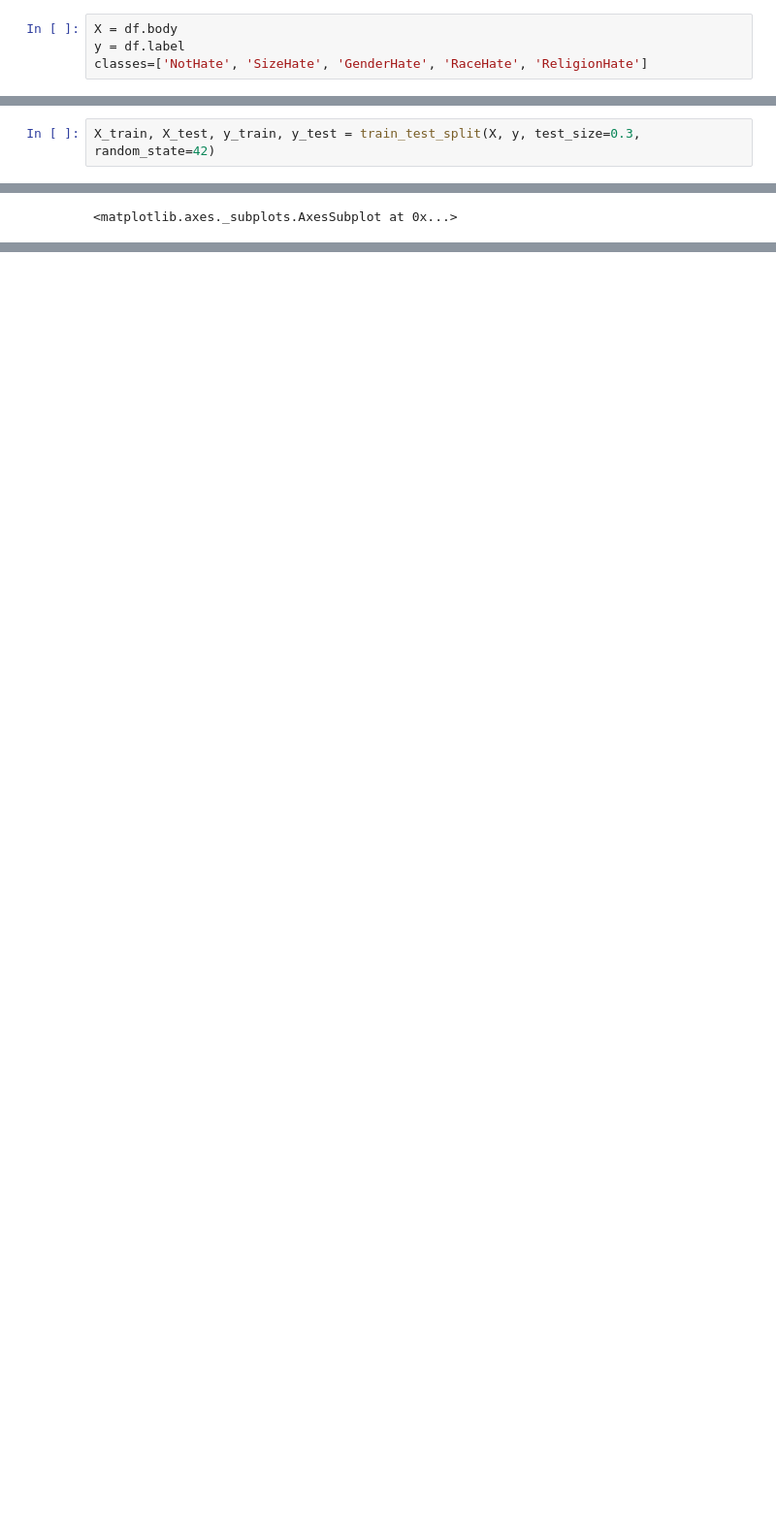
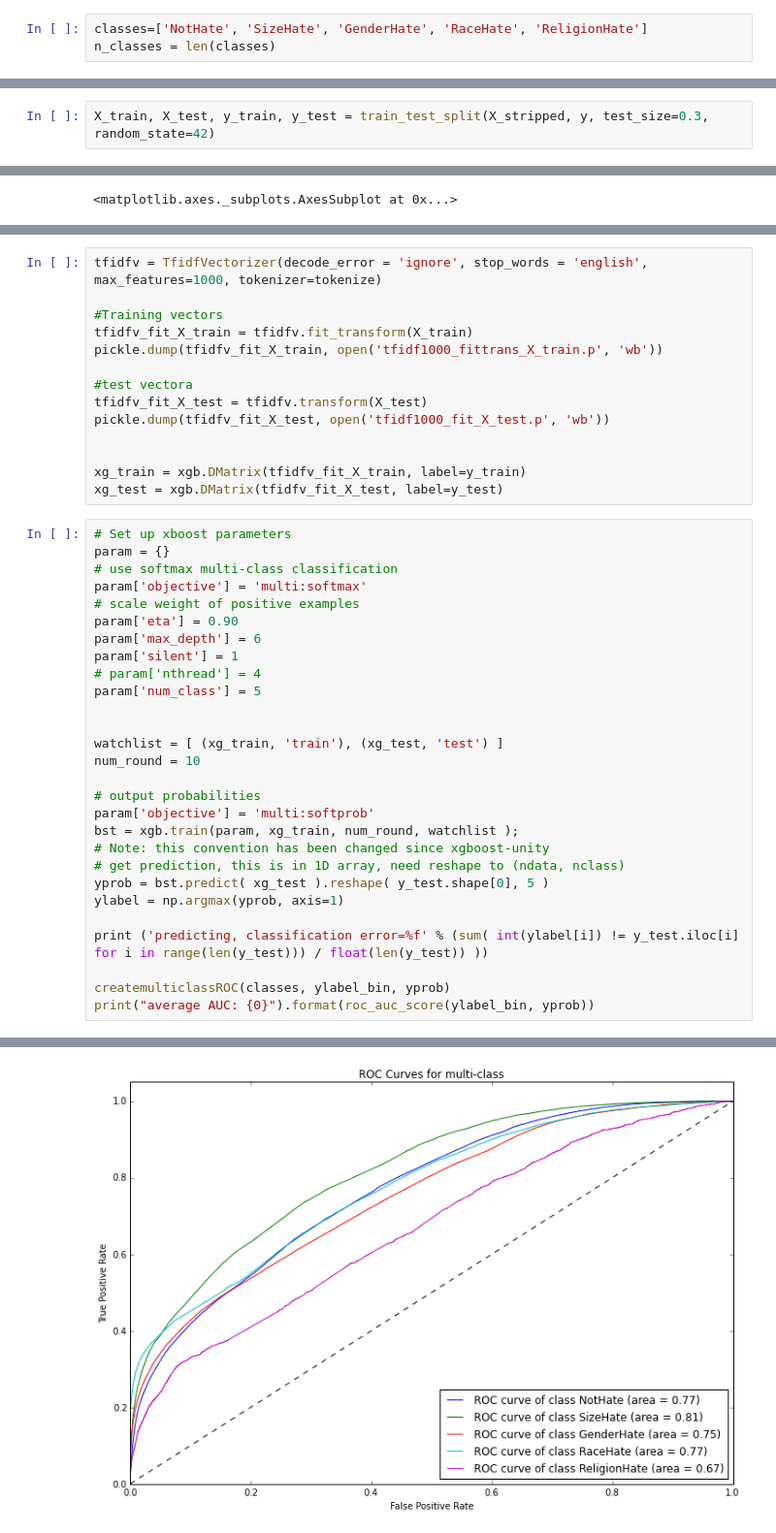
Before and after one commit to eyspahn/OnlineHateSpeech, a Jupyter notebook: Scripts/RunXGBoostNLP.ipynb, the cells around one changed output, grey strips where cells are left out. Shown at 97% size. Saved outputs shown, nothing was run; the diff lists cells and outputs as text; blank space fills up the shorter version.

Commit message:
After improving XGBoost significantly

```diff
--- a/Scripts/RunXGBoostNLP.ipynb
+++ b/Scripts/RunXGBoostNLP.ipynb
@@ -45,6 +147,5 @@ df = pickle.load(open('../Data/labeledhate_5cats.p', 'rb'))
 # %%
-X = df.body
-y = df.label
 classes=['NotHate', 'SizeHate', 'GenderHate', 'RaceHate', 'ReligionHate']
+n_classes = len(classes)
 # %%
 # Relabel the output, integers [0-4], for xgboost
@@ -57,2 +156,2 @@ n_classes = len(classes)
 # %%
-X_train, X_test, y_train, y_test = train_test_split(X, y, test_size=0.3, random_state=42)
+X_train, X_test, y_train, y_test = train_test_split(X_stripped, y, test_size=0.3, random_state=42)
@@ -352,0 +399,43 @@ def createmulticlassROC(classes, y_test, y_score):
+# %%
+tfidfv = TfidfVectorizer(decode_error = 'ignore', stop_words = 'english', max_features=1000, tokenizer=tokenize)
+
+#Training vectors
+tfidfv_fit_X_train = tfidfv.fit_transform(X_train)
+pickle.dump(tfidfv_fit_X_train, open('tfidf1000_fittrans_X_train.p', 'wb'))
+
+#test vectora
+tfidfv_fit_X_test = tfidfv.transform(X_test)
+pickle.dump(tfidfv_fit_X_test, open('tfidf1000_fit_X_test.p', 'wb'))
+
+
+xg_train = xgb.DMatrix(tfidfv_fit_X_train, label=y_train)
+xg_test = xgb.DMatrix(tfidfv_fit_X_test, label=y_test)
+# %%
+# Set up xboost parameters
+param = {}
+# use softmax multi-class classification
+param['objective'] = 'multi:softmax'
+# scale weight of positive examples
+param['eta'] = 0.90
+param['max_depth'] = 6
+param['silent'] = 1
+# param['nthread'] = 4
+param['num_class'] = 5
+
+
+watchlist = [ (xg_train, 'train'), (xg_test, 'test') ]
+num_round = 10
+
+# output probabilities
+param['objective'] = 'multi:softprob'
+bst = xgb.train(param, xg_train, num_round, watchlist );
+# Note: this convention has been changed since xgboost-unity
+# get prediction, this is in 1D array, need reshape to (ndata, nclass)
+yprob = bst.predict( xg_test ).reshape( y_test.shape[0], 5 )
+ylabel = np.argmax(yprob, axis=1)
+
+print ('predicting, classification error=%f' % (sum( int(ylabel[i]) != y_test.iloc[i] for i in range(len(y_test))) / float(len(y_test)) ))
+
+createmulticlassROC(classes, ylabel_bin, yprob)
+print("average AUC: {0}").format(roc_auc_score(ylabel_bin, yprob))
+# %% [output]
@@ -352,0 +453 @@ def createmulticlassROC(classes, y_test, y_score):
+[figure, added]
```
Also changed, not shown: parts of 43 cells of this notebook, 3 other files.
